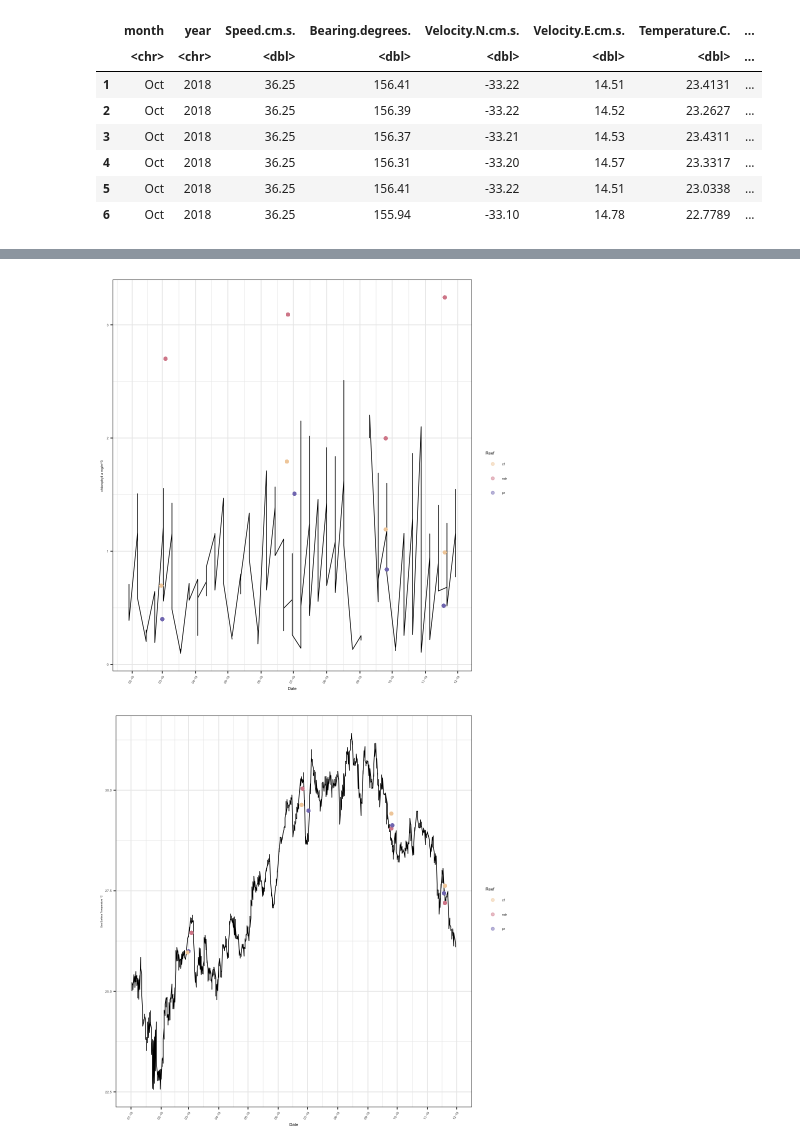
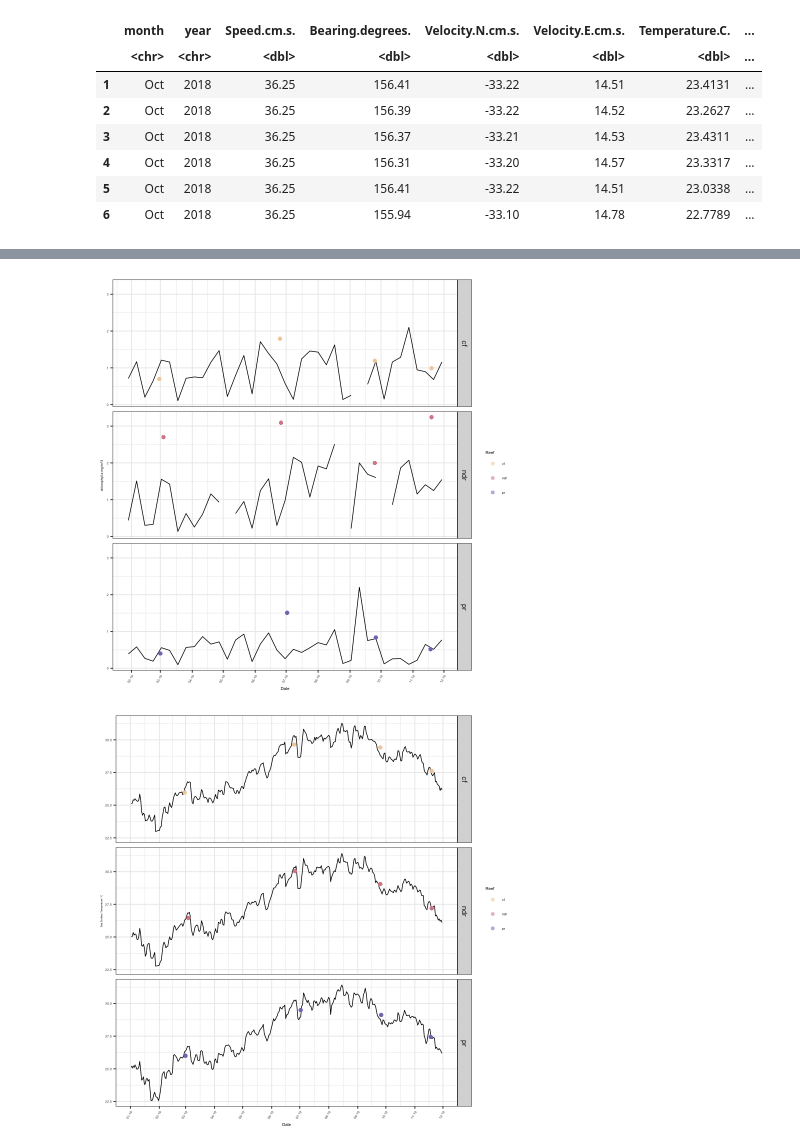
Before and after one commit to srosales712/CoralPersistence, a Jupyter notebook: CombineMetadata.ipynb, the cells around one changed output, grey strips where cells are left out. Saved outputs shown, nothing was run; the diff lists cells and outputs as text; code cells hidden in the pictures.

```diff
--- a/CombineMetadata.ipynb
+++ b/CombineMetadata.ipynb
@@ -418,29 +388,29 @@ A tibble: 6 × 57
 # %%
  chla_fig = chl_all %>%
 subset(Date> "2019-1-01" & Date < "2019-12-01") %>%
- ggplot(aes(x = as.Date(Date), y = avg_chl_cf)) +
-geom_line(aes(x = as.Date(Date), y = avg_chl_cf), colour="black", size=0.4) +
+ ggplot(aes(x = as.Date(Date), y = avg_chl)) +
+geom_line(aes(x = as.Date(Date), y = avg_chl), colour="black", size=0.4) +
 geom_point(alpha = 0.5, data = trip_dates, aes(x = as.Date(Date), y = avgchla_mgm.3, color=reef)) +
-#geom_jitter(alpha = 0.5, data = trip_dates, aes(x = as.Date(Date), y = avg_sst)) +
+
 theme_bw() +
 scale_color_manual(values=c("#f2d0a9","#d88c9a","#837dbe")) +
 scale_x_date(date_breaks ="1 month", date_labels ="%m-%y") +
-#facet_grid(reef~.) +
+facet_grid(reef~.) +
 theme(axis.text.x=element_text(angle = 60, hjust=1)) +
 xlab("Date") +
 ylab(expression("chlorophyll a mg/m^3 ")) +
 guides(color=guide_legend(title="Reef")) +
 theme(legend.text =element_text(size=3.7)) +
 theme(axis.title.x = element_text(size = 5)) +
 theme(axis.title.y = element_text(size = 4)) +
 theme(axis.text.x = element_text(size =4)) +
 theme(axis.text.y = element_text(size =4)) +
 theme(legend.text =element_text(size=4)) +
 theme(legend.title = element_text(size=5))
 chla_fig
-ggsave("/Users/stephanie.rosales/Documents/omics_projects/POR_16S/figures/chla_fig.png", width = 5, height = 4, units = "in", dpi=300)
+#ggsave("/Users/stephanie.rosales/Documents/omics_projects/POR_16S/figures/chla_fig.png", width = 5, height = 4, units = "in", dpi=300)
 # %% [output]
-[figure, old version]
+[figure, new version]
 # %%
 sst_fig = temp_all %>%
 subset(Date> "2019-1-01" & Date < "2019-12-01") %>%
@@ -451,7 +421,7 @@ geom_point(alpha = 0.5, data = trip_dates, aes(x = as.Date(Date), y = avgSST_deg
 theme_bw() +
 scale_color_manual(values=c("#f2d0a9","#d88c9a","#837dbe")) +
 scale_x_date(date_breaks ="1 month", date_labels ="%m-%y") +
-#facet_grid(reef~.) +
+facet_grid(reef~.) +
 theme(axis.text.x=element_text(angle = 60, hjust=1)) +
 xlab("Date") +
 ylab("Sea Surface Temperature °C") +
@@ -464,9 +434,9 @@ theme(axis.text.y = element_text(size =4)) +
 theme(legend.text =element_text(size=4)) +
 theme(legend.title = element_text(size=5))
 sst_fig
-ggsave("/Users/stephanie.rosales/Documents/omics_projects/POR_16S/figures/temp_fig.png", width = 5, height = 4, units = "in", dpi=300)
+#ggsave("/Users/stephanie.rosales/Documents/omics_projects/POR_16S/figures/temp_fig.png", width = 5, height = 4, units = "in", dpi=300)
 # %% [output]
-[figure, old version]
+[figure, new version]
 # %%
  ggpubr::ggarrange(sst_fig, chla_fig, tcm_fig,
                   common.legend = T, ncol=1,
```
Also changed, not shown: parts of 12 cells of this notebook, 2 other files.
